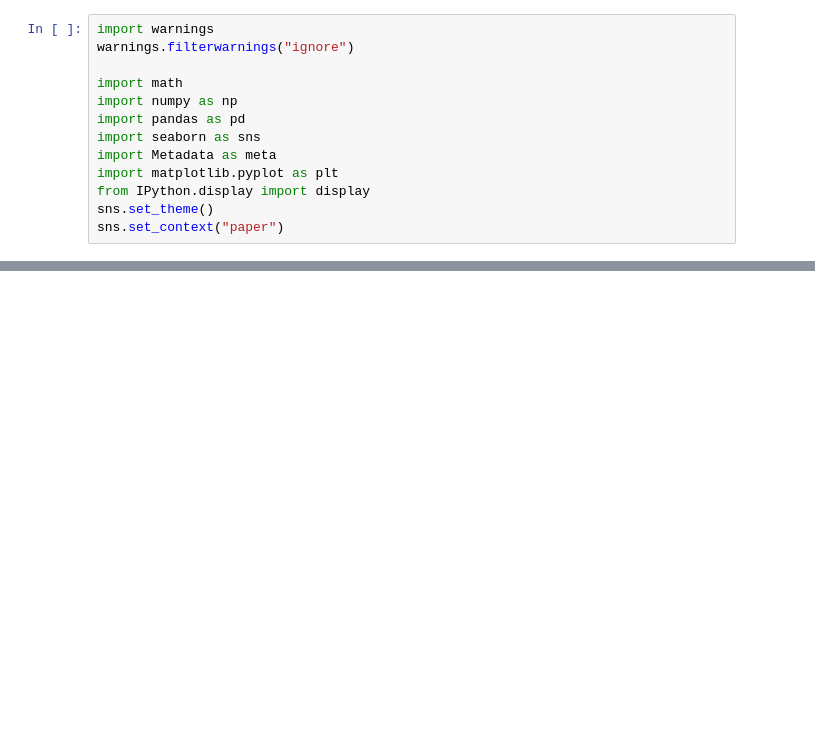
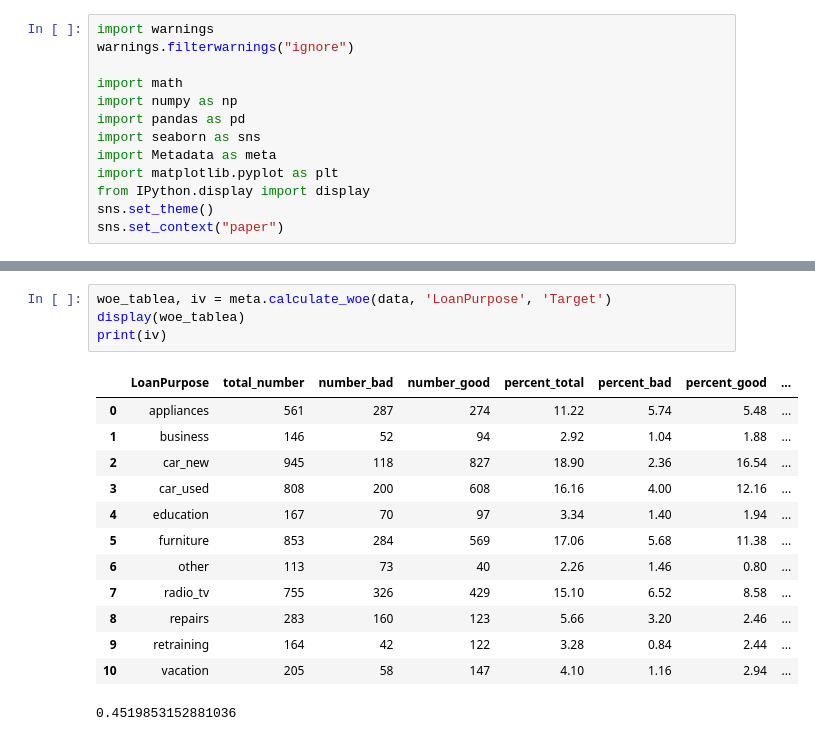
Before and after one commit to kriss024/Python, a Jupyter notebook: DataFrame Metadata.ipynb, the cells around one changed output, grey strips where cells are left out. Saved outputs shown, nothing was run; the diff lists cells and outputs as text; blank space fills up the shorter version.

```diff
--- a/DataFrame Metadata.ipynb
+++ b/DataFrame Metadata.ipynb
@@ -76,0 +89,18 @@ display(master)
+# %%
+woe_tablea, iv = meta.calculate_woe(data, 'LoanPurpose', 'Target')
+display(woe_tablea)
+print(iv)
+# %% [output]
+|  | LoanPurpose | total_number | number_bad | number_good | percent_total | percent_bad | percent_good | ... |
+| 0 | appliances | 561 | 287 | 274 | 11.22 | 5.74 | 5.48 | ... |
+| 1 | business | 146 | 52 | 94 | 2.92 | 1.04 | 1.88 | ... |
+| 2 | car_new | 945 | 118 | 827 | 18.90 | 2.36 | 16.54 | ... |
+| 3 | car_used | 808 | 200 | 608 | 16.16 | 4.00 | 12.16 | ... |
+| 4 | education | 167 | 70 | 97 | 3.34 | 1.40 | 1.94 | ... |
+| 5 | furniture | 853 | 284 | 569 | 17.06 | 5.68 | 11.38 | ... |
+| 6 | other | 113 | 73 | 40 | 2.26 | 1.46 | 0.80 | ... |
+| 7 | radio_tv | 755 | 326 | 429 | 15.10 | 6.52 | 8.58 | ... |
+| 8 | repairs | 283 | 160 | 123 | 5.66 | 3.20 | 2.46 | ... |
+| 9 | retraining | 164 | 42 | 122 | 3.28 | 0.84 | 2.44 | ... |
+| 10 | vacation | 205 | 58 | 147 | 4.10 | 1.16 | 2.94 | ... |
+0.4519853152881036
```
Also changed, not shown: parts of 6 cells of this notebook, 1 other file.
